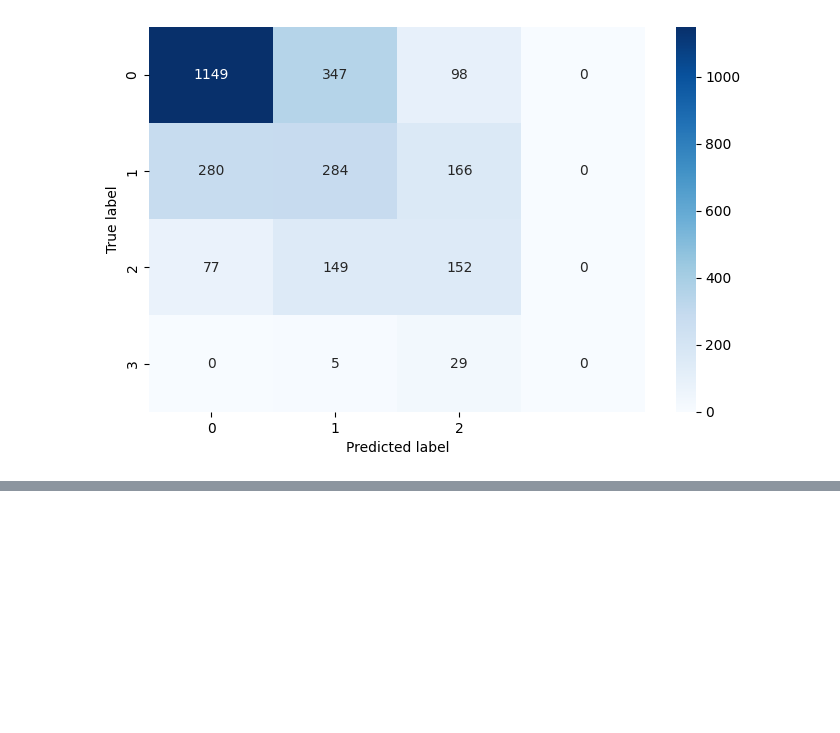
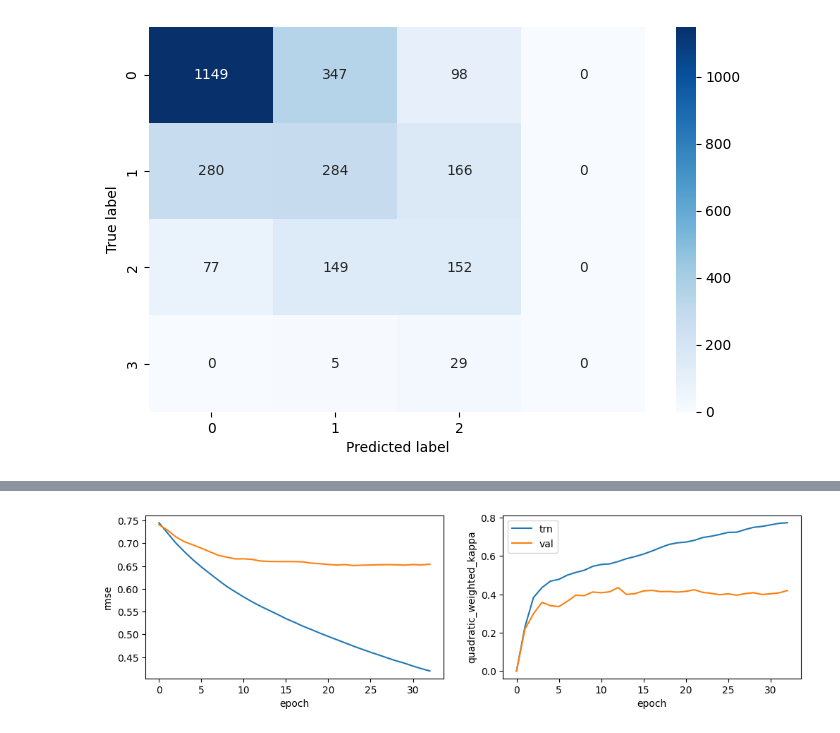
Before and after one commit to maekou-AI/cmi_piu, a Jupyter notebook: notebook/model_evaluation.ipynb, the cells around one changed output, grey strips where cells are left out. Cells and saved outputs as stored; diff of their text form; code cells hidden in the pictures; blank space fills up the shorter version.

```diff
--- a/notebook/model_evaluation.ipynb
+++ b/notebook/model_evaluation.ipynb
@@ -73,0 +87,16 @@ plt.show()
+# %%
+eval_result = pl.read_csv("/kaggle/temp/exp001_lgb_baseline/log_metric.csv")
+# %%
+fig, axes = plt.subplots(1, 2, figsize=(12, 3))
+axes[0].plot(eval_result["trn_rmse"].to_numpy(), label="trn")
+axes[0].plot(eval_result["val_rmse"].to_numpy(), label="val")
+axes[0].set_xlabel("epoch")
+axes[0].set_ylabel("rmse")
+axes[1].plot(eval_result["trn_qwk"].to_numpy(), label="trn")
+axes[1].plot(eval_result["val_qwk"].to_numpy(), label="val")
+axes[1].set_xlabel("epoch")
+axes[1].set_ylabel("quadratic_weighted_kappa")
+plt.legend()
+plt.show()
+# %% [output]
+[figure, added]
```
Also changed, not shown: parts of 5 cells of this notebook, 2 other files.
